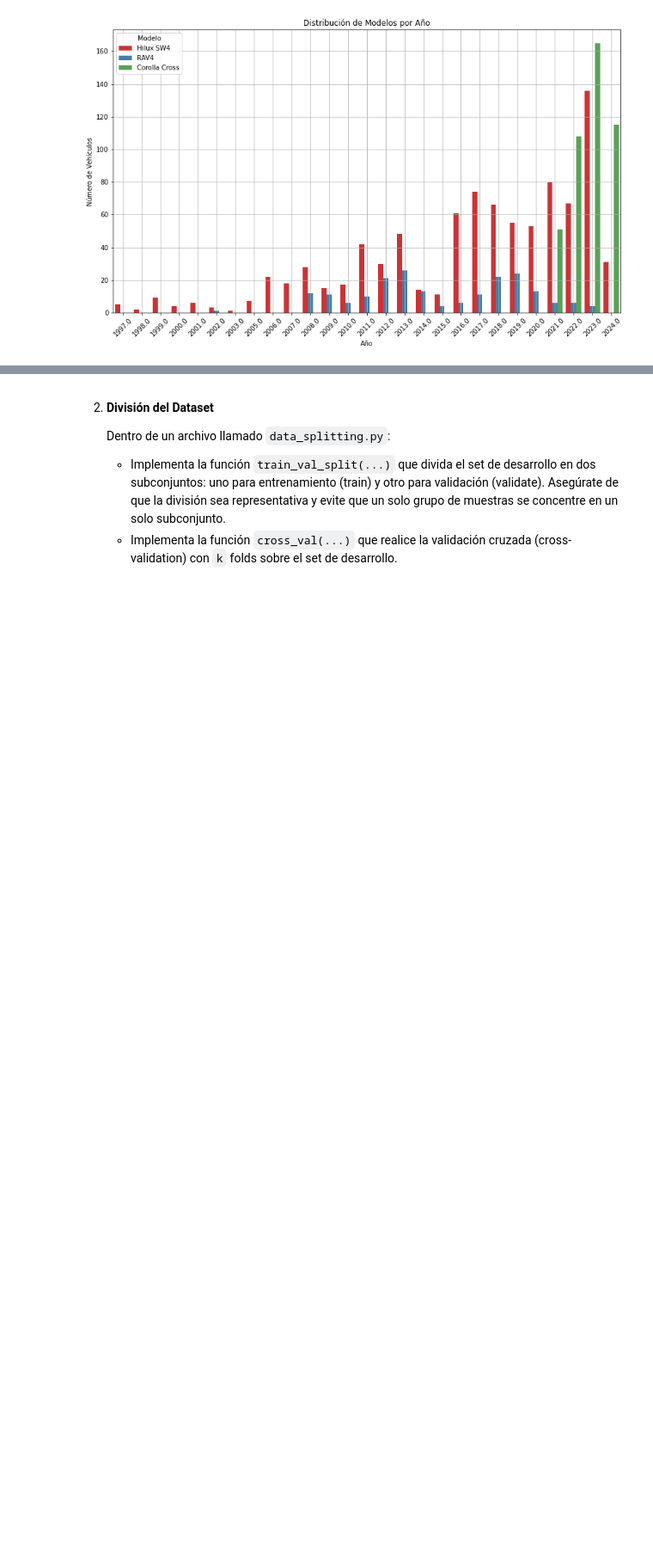
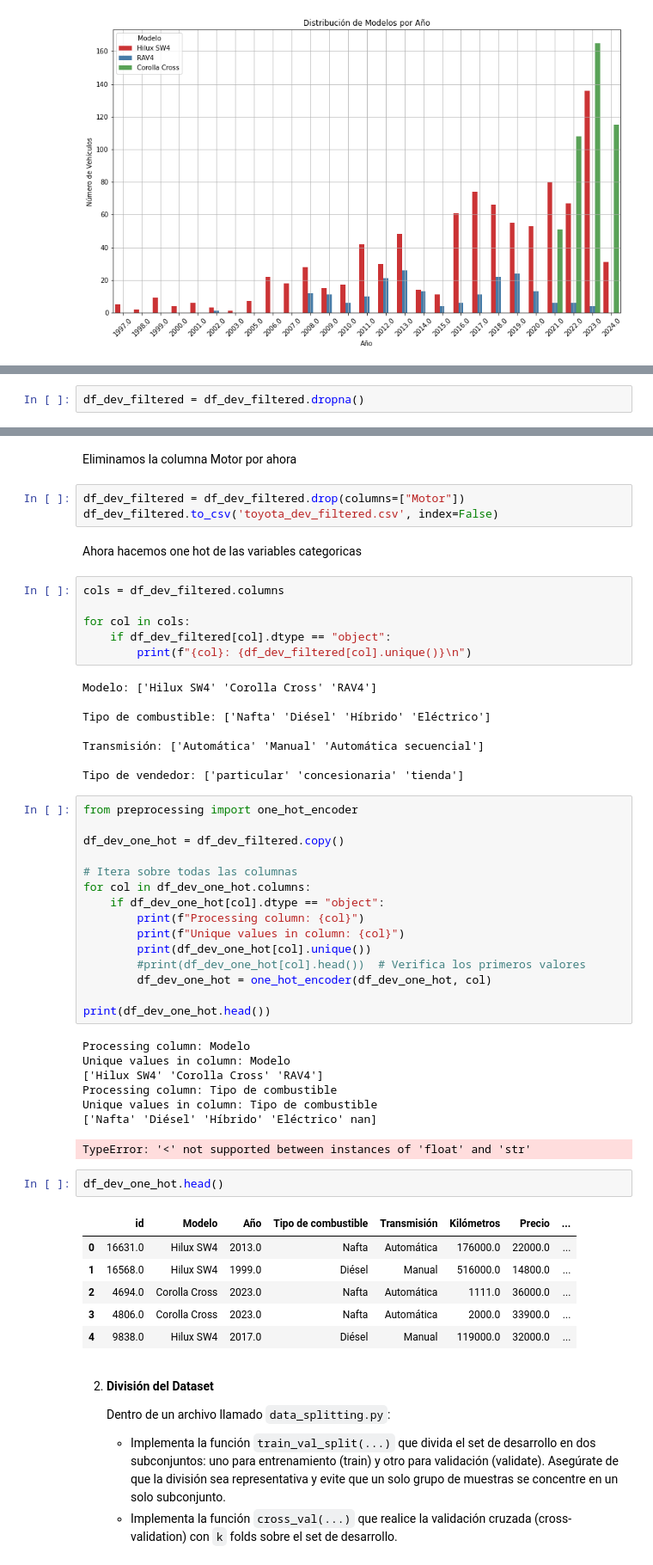
Before and after one commit to tmonreal/i302-Machine-Learning, a Jupyter notebook: TPs/TP2/Resolucion_TP2/Resolucion_TP2.ipynb, the cells around one changed output, grey strips where cells are left out. Shown at 86% size. Saved outputs shown, nothing was run; the diff lists cells and outputs as text; blank space fills up the shorter version.

```diff
--- a/TPs/TP2/Resolucion_TP2/Resolucion_TP2.ipynb
+++ b/TPs/TP2/Resolucion_TP2/Resolucion_TP2.ipynb
@@ -222,0 +279,2 @@ plt.show()
+# %%
+df_dev_filtered = df_dev_filtered.dropna()
@@ -223,3 +300,56 @@ plt.show()
+# %% [markdown]
+Eliminamos la columna Motor por ahora
+# %%
+df_dev_filtered = df_dev_filtered.drop(columns=["Motor"])
+df_dev_filtered.to_csv('toyota_dev_filtered.csv', index=False)
+# %% [markdown]
+Ahora hacemos one hot de las variables categoricas
+# %%
+cols = df_dev_filtered.columns
+
+for col in cols:
+    if df_dev_filtered[col].dtype == "object":
+        print(f"{col}: {df_dev_filtered[col].unique()}\n")
+# %% [output]
+Modelo: ['Hilux SW4' 'Corolla Cross' 'RAV4']
+
+Tipo de combustible: ['Nafta' 'Diésel' 'Híbrido' 'Eléctrico']
+
+Transmisión: ['Automática' 'Manual' 'Automática secuencial']
+
+Tipo de vendedor: ['particular' 'concesionaria' 'tienda']
+# %%
+from preprocessing import one_hot_encoder
+
+df_dev_one_hot = df_dev_filtered.copy()
+
+# Itera sobre todas las columnas
+for col in df_dev_one_hot.columns:
+    if df_dev_one_hot[col].dtype == "object":
+        print(f"Processing column: {col}")
+        print(f"Unique values in column: {col}")
+        print(df_dev_one_hot[col].unique())
+        #print(df_dev_one_hot[col].head())  # Verifica los primeros valores
+        df_dev_one_hot = one_hot_encoder(df_dev_one_hot, col)
+
+print(df_dev_one_hot.head())
+# %% [output]
+Processing column: Modelo
+Unique values in column: Modelo
+['Hilux SW4' 'Corolla Cross' 'RAV4']
+Processing column: Tipo de combustible
+Unique values in column: Tipo de combustible
+['Nafta' 'Diésel' 'Híbrido' 'Eléctrico' nan]
+TypeError: '<' not supported between instances of 'float' and 'str'
+# %%
+df_dev_one_hot.head()
+# %% [output]
+|  | id | Modelo | Año | Tipo de combustible | Transmisión | Kilómetros | Precio | ... |
+| 0 | 16631.0 | Hilux SW4 | 2013.0 | Nafta | Automática | 176000.0 | 22000.0 | ... |
+| 1 | 16568.0 | Hilux SW4 | 1999.0 | Diésel | Manual | 516000.0 | 14800.0 | ... |
+| 2 | 4694.0 | Corolla Cross | 2023.0 | Nafta | Automática | 1111.0 | 36000.0 | ... |
+| 3 | 4806.0 | Corolla Cross | 2023.0 | Nafta | Automática | 2000.0 | 33900.0 | ... |
+| 4 | 9838.0 | Hilux SW4 | 2017.0 | Diésel | Manual | 119000.0 | 32000.0 | ... |
 # %% [markdown]
 2. **División del Dataset**
 
```
Also changed, not shown: parts of 9 cells of this notebook, 2 other files.
